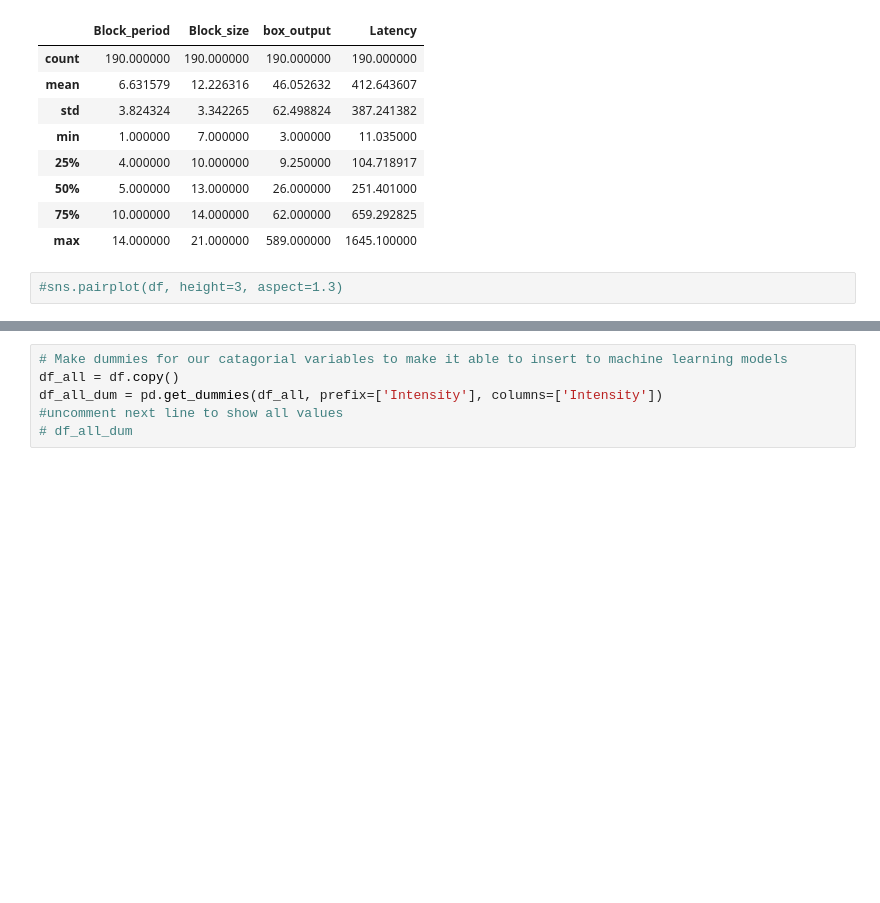
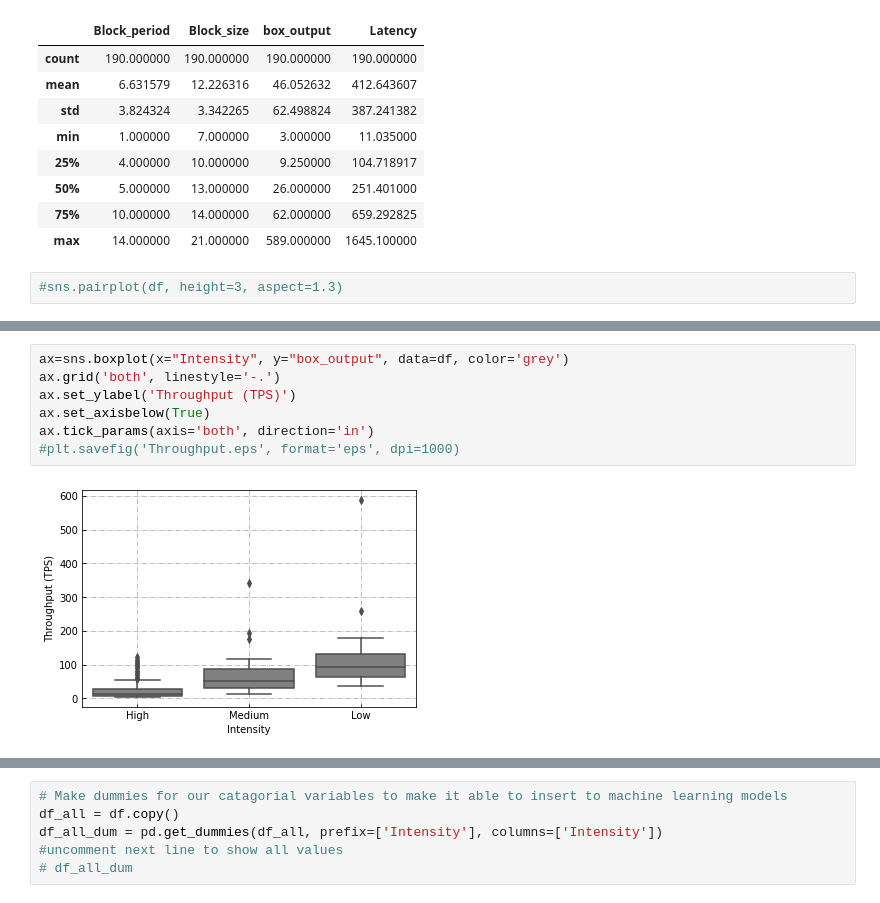
Before and after one commit to hma23/MachineLearning, a Jupyter notebook: ExtraTreeRegressor.ipynb, the cells around one changed output, grey strips where cells are left out. Saved outputs shown, nothing was run; the diff lists cells and outputs as text; blank space fills up the shorter version.

```diff
--- a/ExtraTreeRegressor.ipynb
+++ b/ExtraTreeRegressor.ipynb
@@ -54,0 +54,9 @@ df.describe()
+# %%
+ax=sns.boxplot(x="Intensity", y="box_output", data=df, color='grey')
+ax.grid('both', linestyle='-.')
+ax.set_ylabel('Throughput (TPS)')
+ax.set_axisbelow(True)
+ax.tick_params(axis='both', direction='in')
+#plt.savefig('Throughput.eps', format='eps', dpi=1000)
+# %% [output]
+[figure, added]
```
Also changed, not shown: parts of 37 cells of this notebook.
